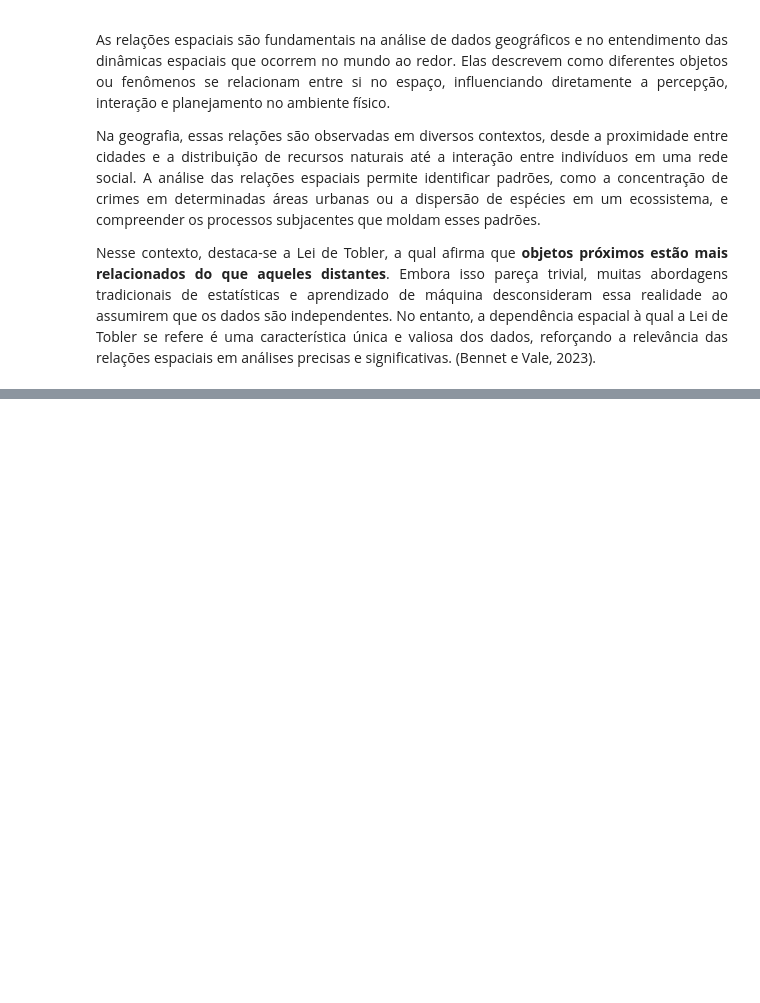
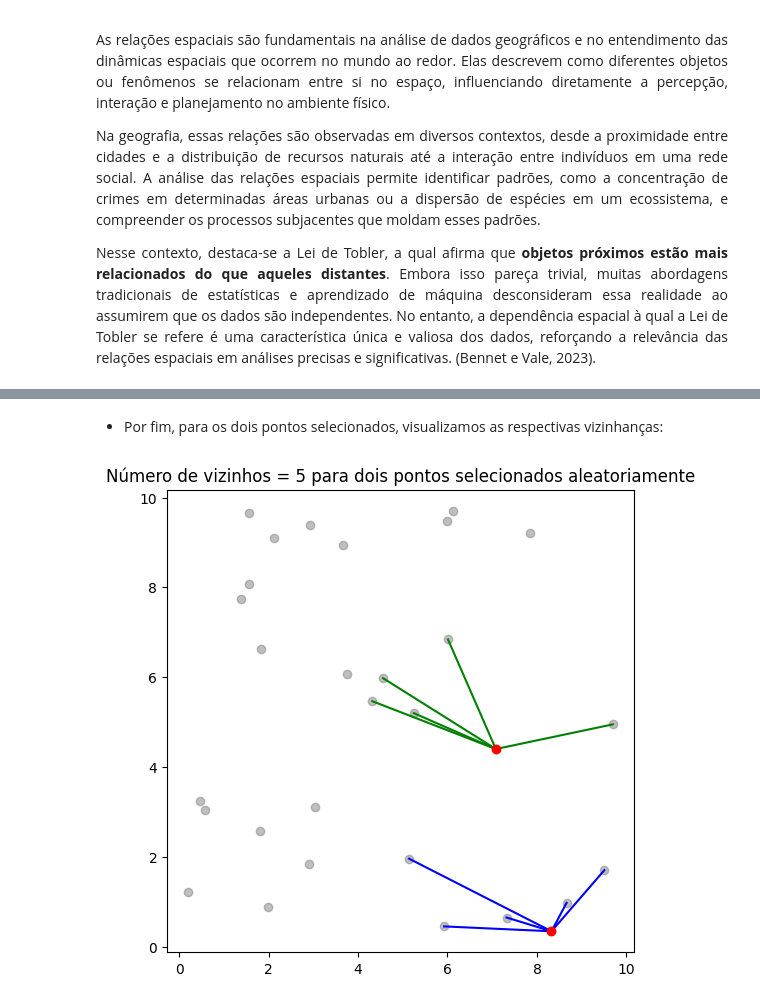
Before and after one commit to LambdaGeo/cdgeo, a Jupyter notebook: src/capitulo1.ipynb, the cells around one changed output, grey strips where cells are left out. Saved outputs shown, nothing was run; the diff lists cells and outputs as text; code cells hidden in the pictures; blank space fills up the shorter version.

```diff
--- a/src/capitulo1.ipynb
+++ b/src/capitulo1.ipynb
@@ -48,0 +110,7 @@
+# %%
+from sklearn.neighbors import NearestNeighbors
+
+k = 5
+coords = np.array(list(zip(x_coords, y_coords)))
+nbrs = NearestNeighbors(n_neighbors=k+1, algorithm='ball_tree').fit(coords)
+distances, indices = nbrs.kneighbors(coords)
@@ -48,0 +119,18 @@
+# %%
+selected_indices = random.sample(range(num_points), 2)
+colors = ['blue', 'green']
+# %% [markdown]
+* Por fim, para os dois pontos selecionados, visualizamos as respectivas vizinhanças:
+# %%
+fig, ax = plt.subplots(figsize=(10, 6))
+gdf.plot(ax=ax, color='grey', alpha=0.5)
+for color, i in zip(colors, selected_indices):
+    point = points[i]
+    for neighbor_index in indices[i][1:]:
+        neighbor_point = points[neighbor_index]
+        ax.plot([point.x, neighbor_point.x], [point.y, neighbor_point.y], color=color)
+    ax.plot(point.x, point.y, 'ro')
+ax.set_title(f'Número de vizinhos = {k} para dois pontos selecionados aleatoriamente')
+plt.show()
+# %% [output]
+[figure, added]
```
Also changed, not shown: parts of 13 cells of this notebook.
